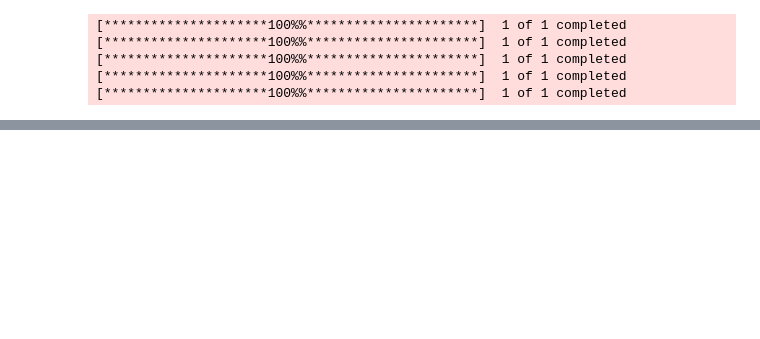
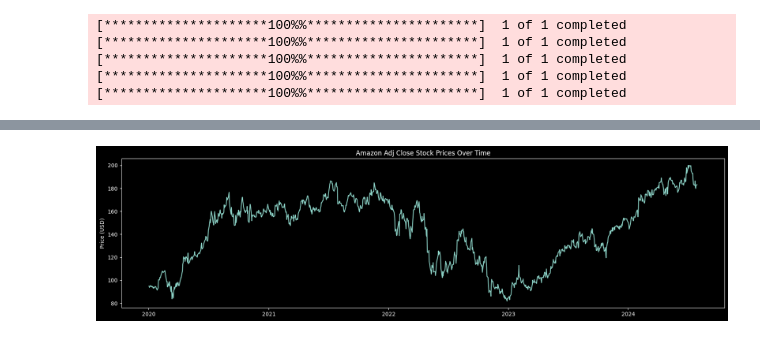
Before and after one commit to IshaanShinde/Stock-Price-Prediction, a Jupyter notebook: stock_price_prediction.ipynb, the cells around one changed output, grey strips where cells are left out. Cells and saved outputs as stored; diff of their text form; code cells hidden in the pictures; blank space fills up the shorter version.

```diff
--- a/stock_price_prediction.ipynb
+++ b/stock_price_prediction.ipynb
@@ -48,0 +213,4 @@ dataset
+# %%
+graph_over_time(amzn_dataframe, 'Date', 'Adj Close', start_date='2020-01-01', ylabel = 'Price (USD)', title = 'Amazon Adj Close Stock Prices Over Time')
+# %% [output]
+[figure, added]
```
Also changed, not shown: parts of 28 cells of this notebook, 6 other files.
